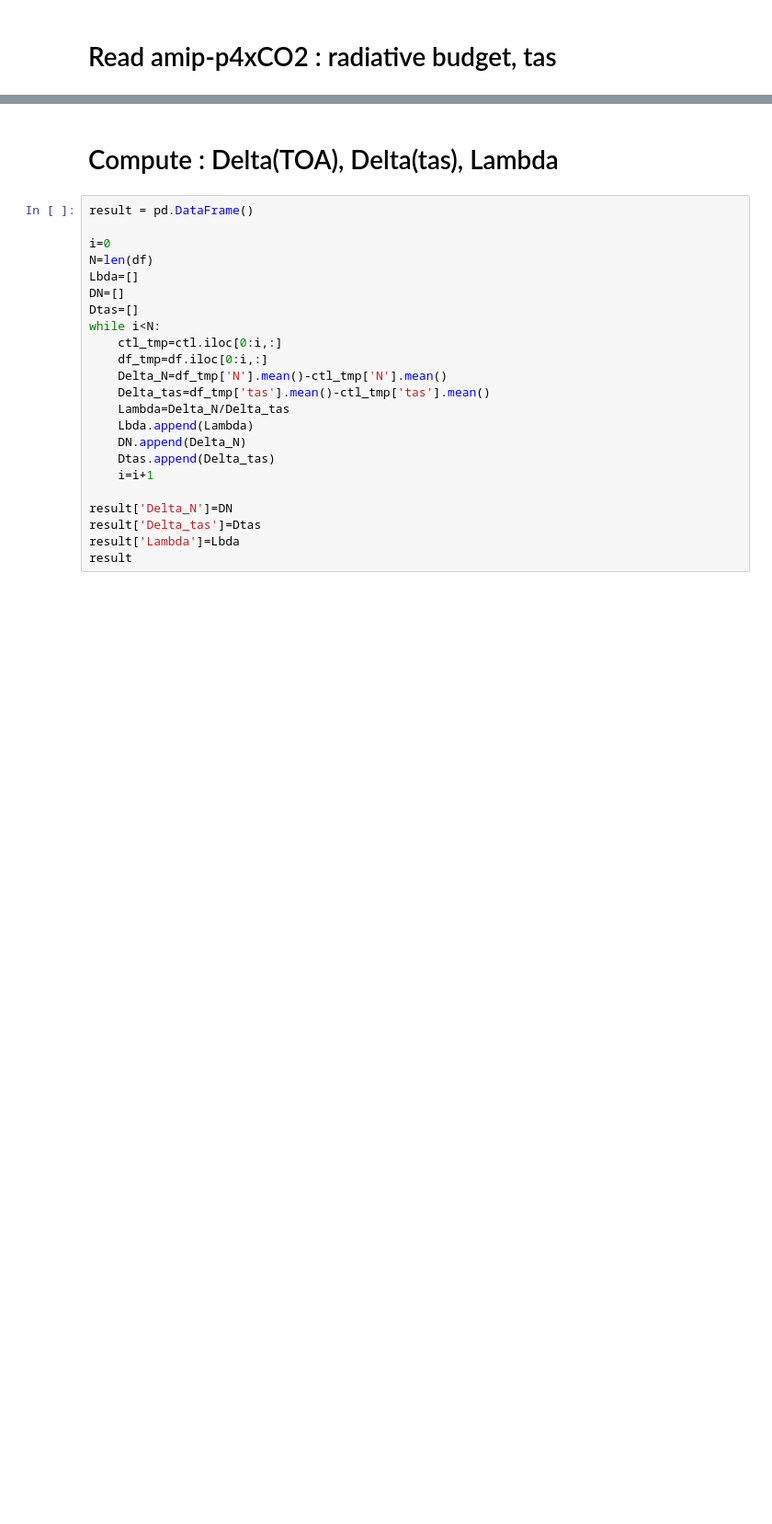
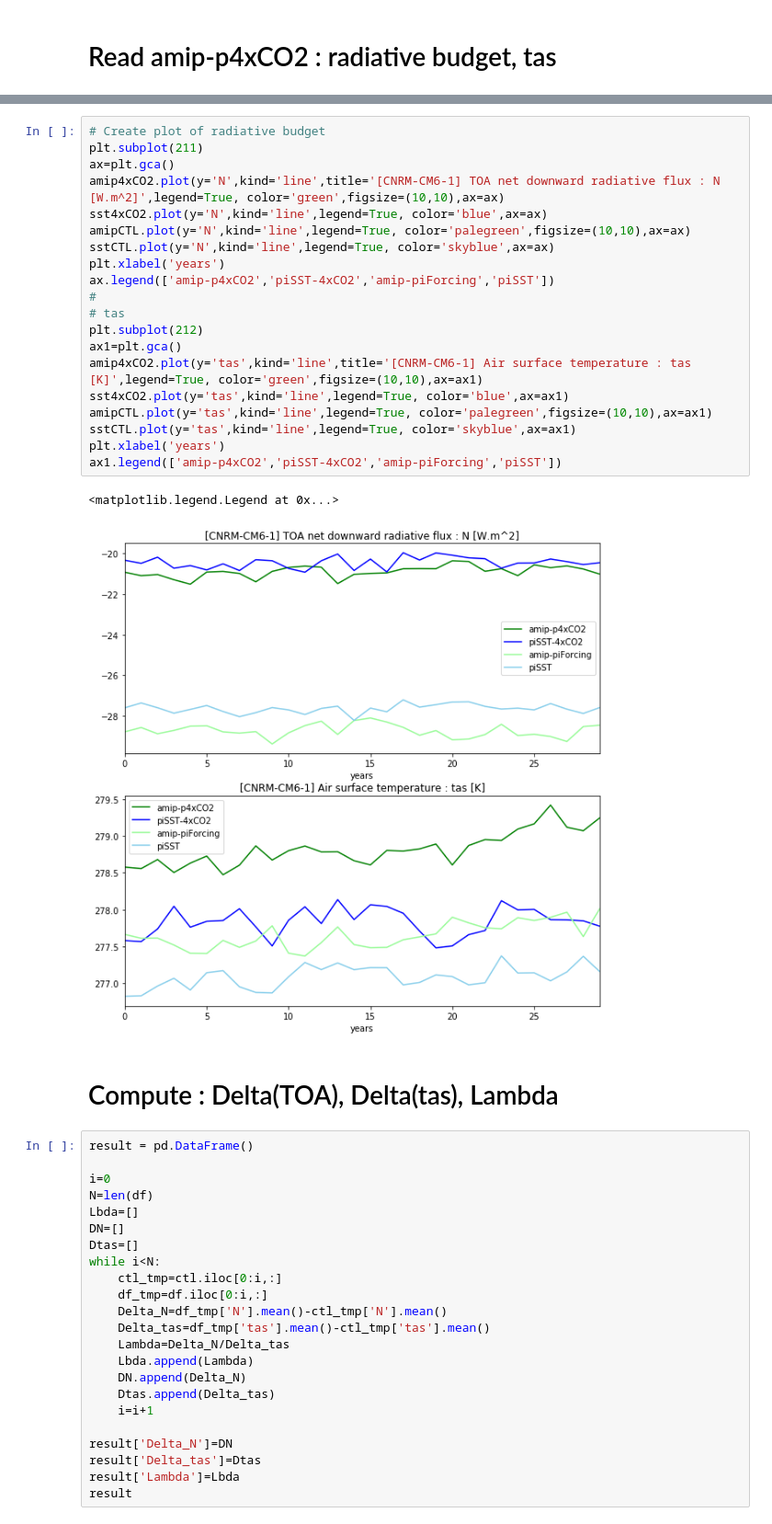
Before and after one commit to benmsanderson/CNRMppe, a Jupyter notebook: CFMIP_Lambda.ipynb, the cells around one changed output, grey strips where cells are left out. Shown: that part at 92% size. Cells and saved outputs as stored; diff of their text form; blank space fills up the shorter version.

```diff
--- a/CFMIP_Lambda.ipynb
+++ b/CFMIP_Lambda.ipynb
@@ -311,3 +279,26 @@ df
+# %%
+# Create plot of radiative budget
+plt.subplot(211)
+ax=plt.gca()
+amip4xCO2.plot(y='N',kind='line',title='[CNRM-CM6-1] TOA net downward radiative flux : N [W.m^2]',legend=True, color='green',figsize=(10,10),ax=ax)
+sst4xCO2.plot(y='N',kind='line',legend=True, color='blue',ax=ax)
+amipCTL.plot(y='N',kind='line',legend=True, color='palegreen',figsize=(10,10),ax=ax)
+sstCTL.plot(y='N',kind='line',legend=True, color='skyblue',ax=ax)
+plt.xlabel('years')
+ax.legend(['amip-p4xCO2','piSST-4xCO2','amip-piForcing','piSST'])
+#
+# tas
+plt.subplot(212)
+ax1=plt.gca()
+amip4xCO2.plot(y='tas',kind='line',title='[CNRM-CM6-1] Air surface temperature : tas [K]',legend=True, color='green',figsize=(10,10),ax=ax1)
+sst4xCO2.plot(y='tas',kind='line',legend=True, color='blue',ax=ax1)
+amipCTL.plot(y='tas',kind='line',legend=True, color='palegreen',figsize=(10,10),ax=ax1)
+sstCTL.plot(y='tas',kind='line',legend=True, color='skyblue',ax=ax1)
+plt.xlabel('years')
+ax1.legend(['amip-p4xCO2','piSST-4xCO2','amip-piForcing','piSST'])
+# %% [output]
+<matplotlib.legend.Legend at 0x...>
+[figure, added]
 # %% [markdown]
 # Compute : Delta(TOA), Delta(tas), Lambda
 # %%
```
Also changed, not shown: parts of 13 cells of this notebook.
